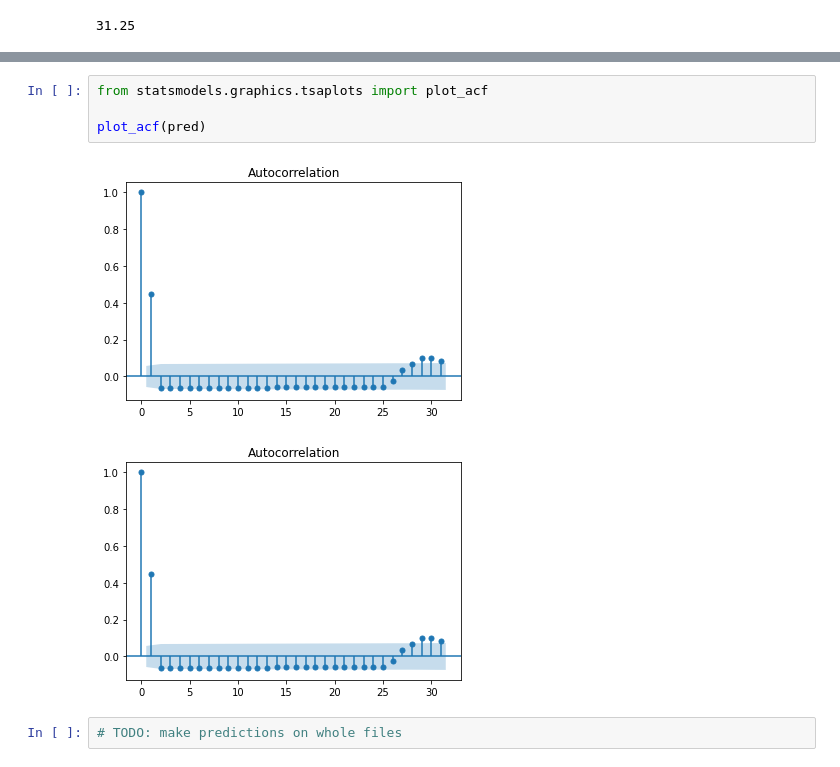
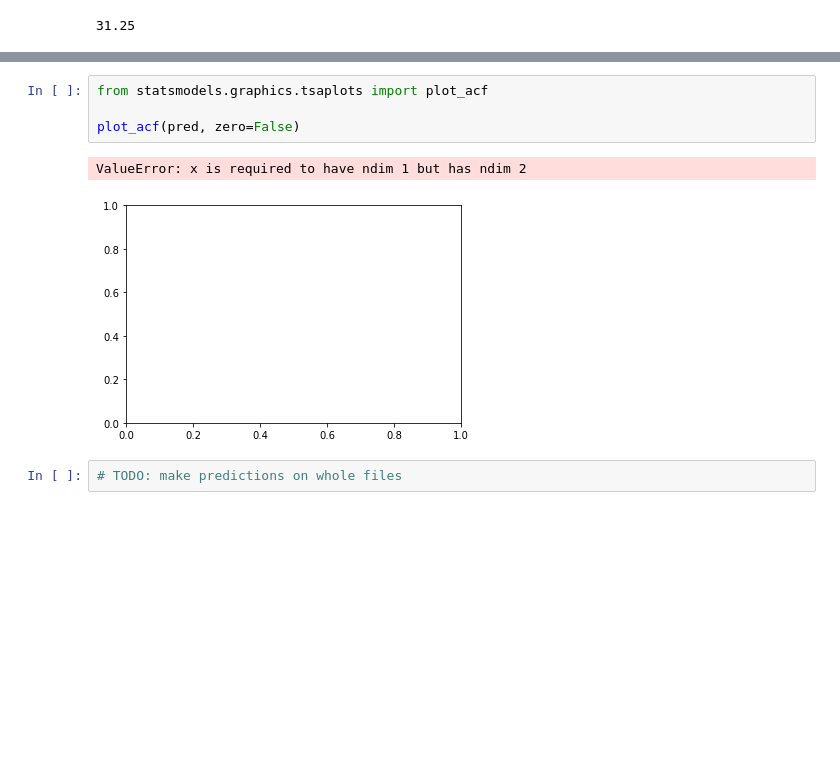
Before and after one commit to jonnor/machinehearing, a Jupyter notebook: geekleml2021/Untitled.ipynb, the cells around one changed output, grey strips where cells are left out. Drawn from its saved outputs; the diff is of its cells as text; blank space fills up the shorter version.

```diff
--- a/geekleml2021/Untitled.ipynb
+++ b/geekleml2021/Untitled.ipynb
@@ -338,9 +300,9 @@ pandas.plotting.autocorrelation_plot(pred)
 # %%
 from statsmodels.graphics.tsaplots import plot_acf
 
-plot_acf(pred)
+plot_acf(pred, zero=False)
 # %% [output]
+ValueError: x is required to have ndim 1 but has ndim 2
-[figure, old version]
+[figure, new version]
-[figure, removed]
 # %%
 # TODO: make predictions on whole files
```
Also changed, not shown: parts of 12 cells of this notebook, 2 other files.
